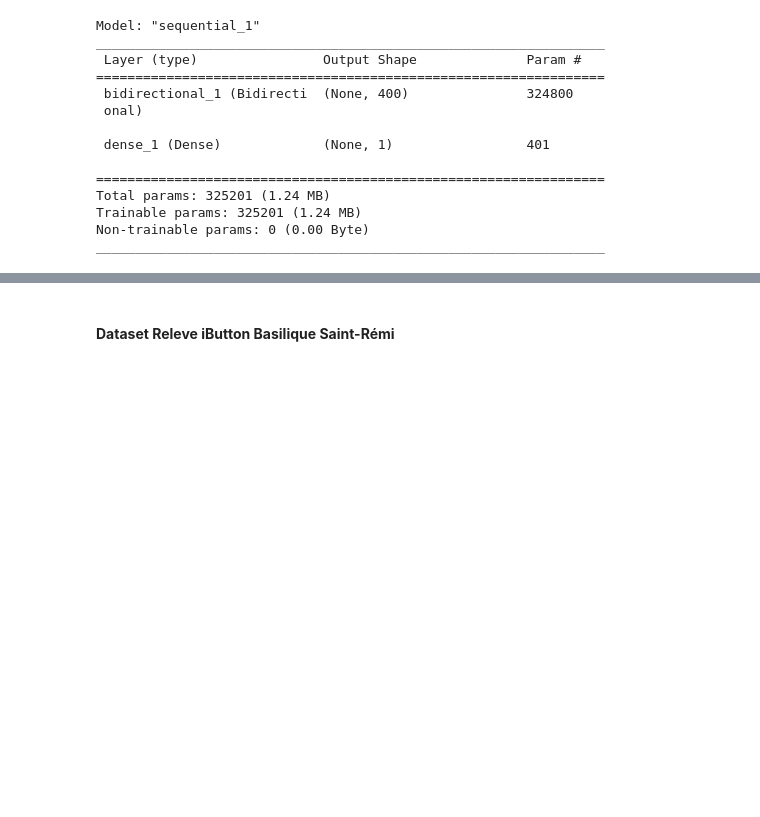
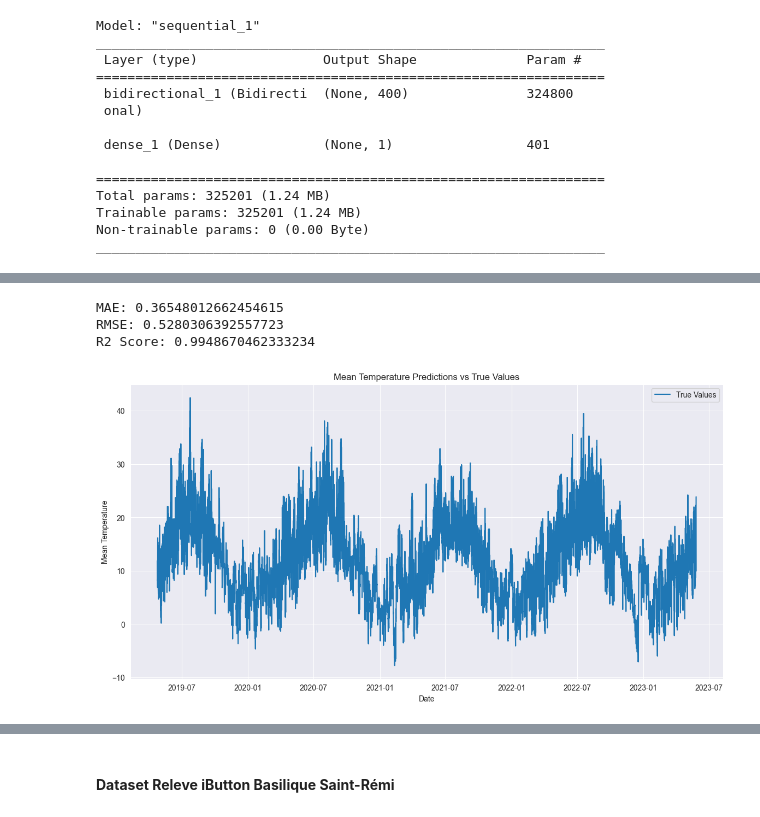
Before and after one commit to kubit07/data_analyse_DRIAS, a Jupyter notebook: bidirectional_lstm_model.ipynb, the cells around one changed output, grey strips where cells are left out. Saved outputs shown, nothing was run; the diff lists cells and outputs as text; code cells hidden in the pictures; blank space fills up the shorter version.

```diff
--- a/bidirectional_lstm_model.ipynb
+++ b/bidirectional_lstm_model.ipynb
@@ -373,10 +373,10 @@ dl_test_data_prunay['2m_Temperature_C'] = target_transformer_data_prunay.transfo
 dl_test_data_prunay['RH'] = minmax_scaler_data_prunay.transform(dl_test_data_prunay[['RH']])
 # %%
 # Create sequences
-sequence_length = 7 # Example sequence length (adjust based on your data and experimentation)
+sequence_length = 3 # Example sequence length (adjust based on your data and experimentation)
 X_data_prunay_train, y_data_prunay_train = create_dataset(dl_train_data_prunay, dl_train_data_prunay['2m_Temperature_C'], sequence_length)
 X_data_prunay_val, y_data_prunay_val = create_dataset(dl_val_data_prunay, dl_val_data_prunay['2m_Temperature_C'], sequence_length)
 X_data_prunay_test, y_data_prunay_test = create_dataset(dl_test_data_prunay, dl_test_data_prunay['2m_Temperature_C'], sequence_length)
 # %%
-model_data_prunay, history_data_prunay, val_loss_data_prunay = build_and_train_bilstm(X_data_prunay_train, y_data_prunay_train, X_data_prunay_val, y_data_prunay_val, sequence_length , 200, epochs=200, batch_size=64)
+model_data_prunay, history_data_prunay, val_loss_data_prunay = build_and_train_bilstm(X_data_prunay_train, y_data_prunay_train, X_data_prunay_val, y_data_prunay_val, sequence_length , units=100, epochs=100, batch_size=64)
 # %% [output]
@@ -417,9 +417,9 @@ Non-trainable params: 0 (0.00 Byte)
 _________________________________________________________________
 # %%
 # Make predictions
-bilstm_pred = model.predict(X_val)
-bilstm_pred = target_transformer.inverse_transform(bilstm_pred)  # Inverse transform to original scale
+bilstm_data_prunay_pred = model_data_prunay.predict(X_data_prunay_val)
+bilstm_data_prunay_pred = target_transformer_data_prunay.inverse_transform(bilstm_data_prunay_pred)  # Inverse transform to original scale
 
 # Inverse transform the true values for comparison
-y_val = y_val.reshape(-1, 1)
-y_val = target_transformer.inverse_transform(y_val)
+y_data_prunay_val = y_data_prunay_val.reshape(-1, 1)
+y_data_prunay_val = target_transformer_data_prunay.inverse_transform(y_data_prunay_val)
@@ -425,0 +428,26 @@ y_val = target_transformer.inverse_transform(y_val)
+# %%
+# Calculate MAE, RMSE and R2 scores
+mae = mean_absolute_error(y_data_prunay_val, bilstm_data_prunay_pred)
+rmse = np.sqrt(mean_squared_error(y_data_prunay_val, bilstm_data_prunay_pred))
+r2 = r2_score(y_data_prunay_val, bilstm_data_prunay_pred)
+
+
+print(f'MAE: {mae}')
+print(f'RMSE: {rmse}')
+print(f'R2 Score: {r2}')
+
+
+# Plot the results
+plt.figure(figsize=(14, 7))
+plt.plot(data_prunay.index[len(y_data_prunay_train): len(y_data_prunay_train) + len(y_data_prunay_val)], y_data_prunay_val, label='True Values')
+#plt.plot(data_prunay.index[len(y_data_prunay_train): len(y_data_prunay_train) + len(y_data_prunay_val)], bilstm_data_prunay_pred, label='Predictions', linestyle='dashed')
+plt.xlabel('Date')
+plt.ylabel('Mean Temperature')
+plt.title('Mean Temperature Predictions vs True Values')
+plt.legend()
+plt.show()
+# %% [output]
+MAE: 0.36548012662454615
+RMSE: 0.5280306392557723
+R2 Score: 0.9948670462333234
+[figure, added]
```
Also changed, not shown: parts of 4 cells of this notebook.
